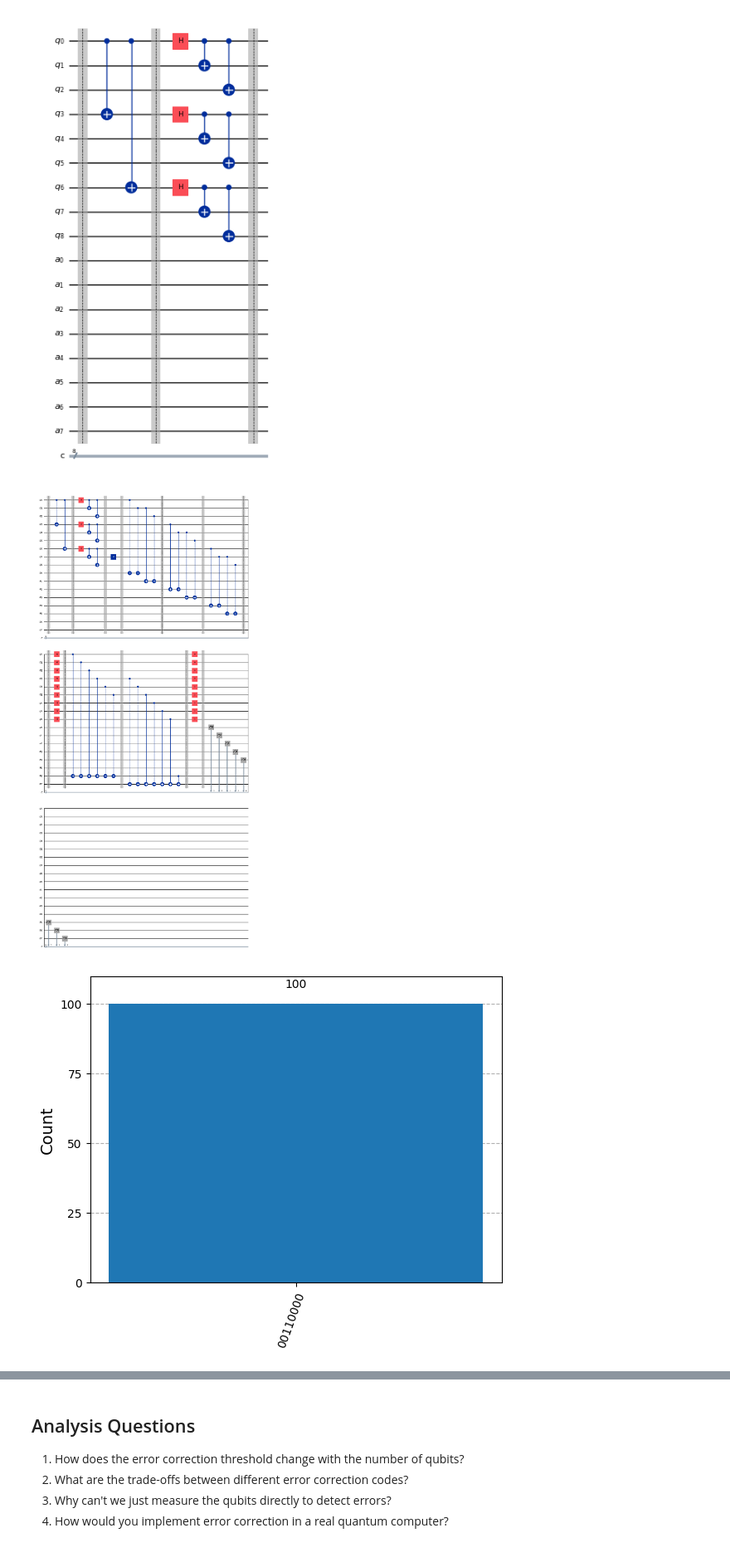
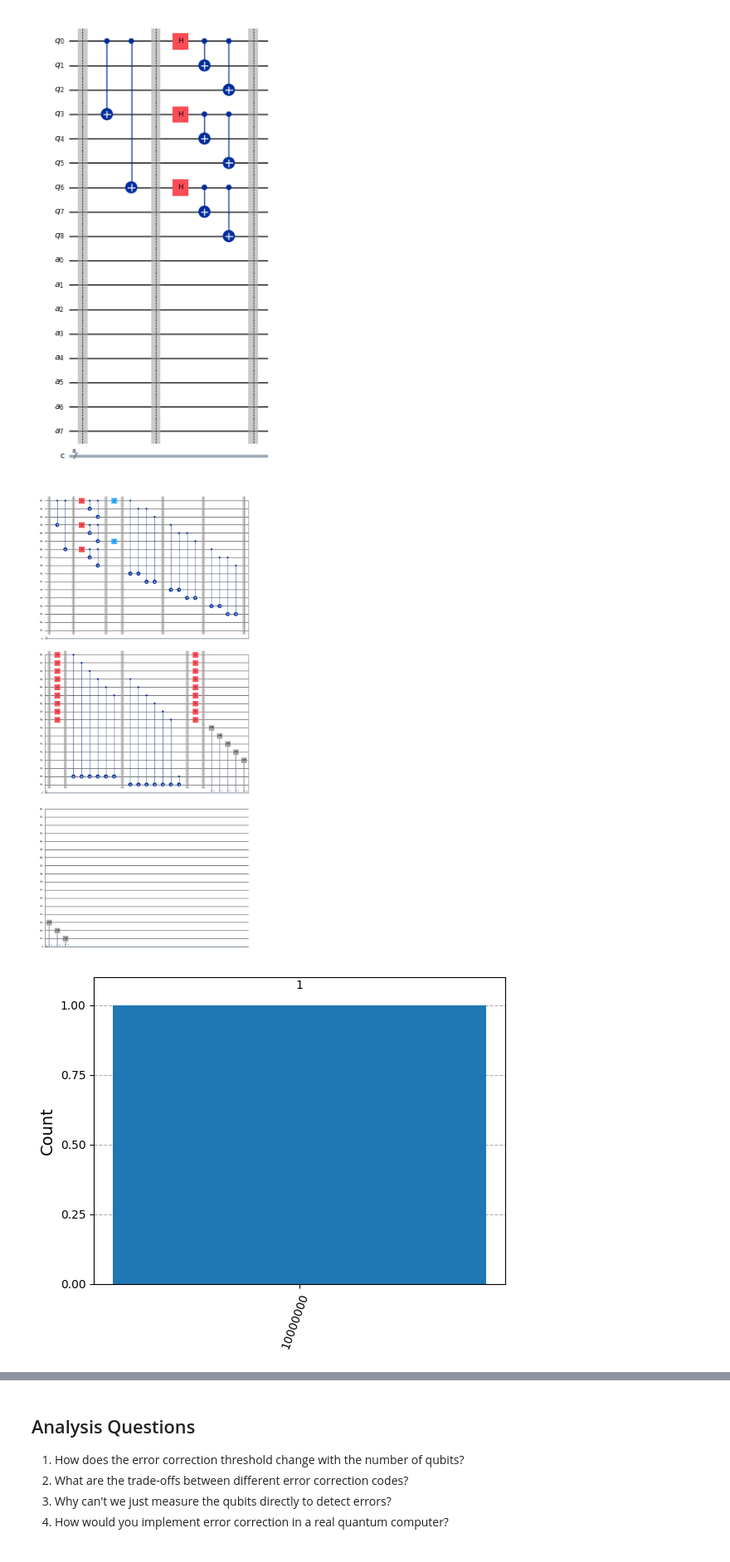
Before and after one commit to UMassIonTrappers/Introduction-to-Quantum-Computing, a Jupyter notebook: Lab_12_QEC_Quantum_Error_Correction.ipynb, the cells around one changed output, grey strips where cells are left out. Shown at 83% size. Drawn from its saved outputs; the diff is of its cells as text; code cells hidden in the pictures.

```diff
--- a/Lab_12_QEC_Quantum_Error_Correction.ipynb
+++ b/Lab_12_QEC_Quantum_Error_Correction.ipynb
@@ -586,16 +585,16 @@ def create_shor_code_with_syndromes(p_bit=0.1, p_phase=0.1):
     return qc
 
 qc = create_shor_code_with_syndromes(p_bit=0.10, p_phase=0.10)
-qc.draw('mpl',scale=0.5)
+qc.draw('mpl',scale=0.4)
 # %% [output]
-[figure, old version]
+[figure, new version]
 # %%
-job = QasmSim.run(qc, shots=100)
+job = QasmSim.run(qc, shots=1)
 result = job.result()
 counts = result.get_counts()
 plot_histogram(counts)
 # %% [output]
-[figure, old version]
+[figure, new version]
 # %%
 def run_shor_code_demo(initial_state=0, p_bit=0.1, p_phase=0.1, n_shots=1000):
     """Run full Shor code demonstration
```
Also changed, not shown: parts of 9 cells of this notebook.
